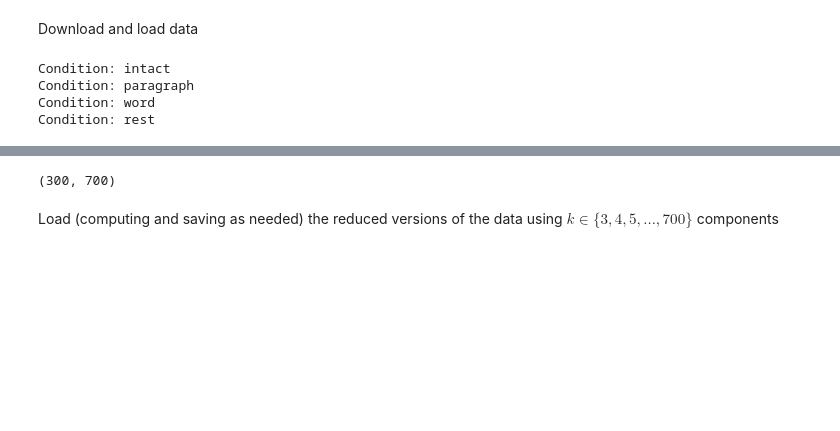
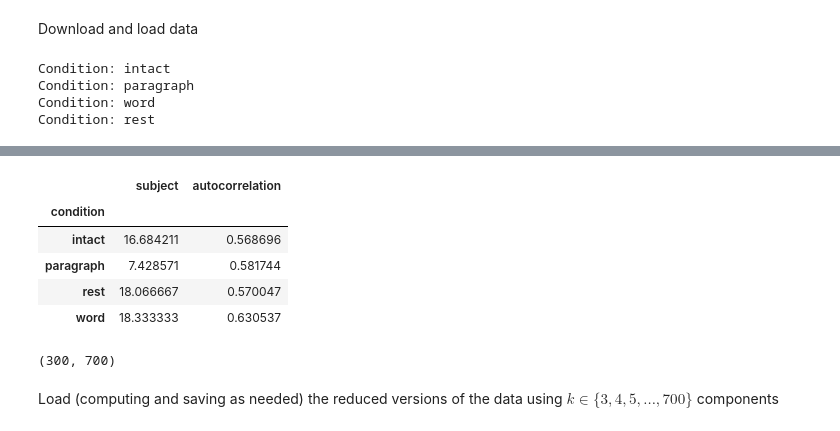
Before and after one commit to ContextLab/pca_paper, a Jupyter notebook: code/notebooks/decoding_and_compression.ipynb, the cells around one changed output, grey strips where cells are left out. Cells and saved outputs as stored; diff of their text form; code cells hidden in the pictures; blank space fills up the shorter version.

```diff
--- a/code/notebooks/decoding_and_compression.ipynb
+++ b/code/notebooks/decoding_and_compression.ipynb
@@ -91,3 +96,12 @@ plt.savefig(os.path.join(figdir, 'autocorrelations.pdf'), bbox_inches='tight')
+# %%
+autocorrs.groupby('condition').mean()
+# %% [output]
+|  | subject | autocorrelation |
+| condition |  |  |
+| intact | 16.684211 | 0.568696 |
+| paragraph | 7.428571 | 0.581744 |
+| rest | 18.066667 | 0.570047 |
+| word | 18.333333 | 0.630537 |
 # %%
 X = data['weights']['intact']
 # %%
```
Also changed, not shown: parts of 2 cells of this notebook, 12 other files.
